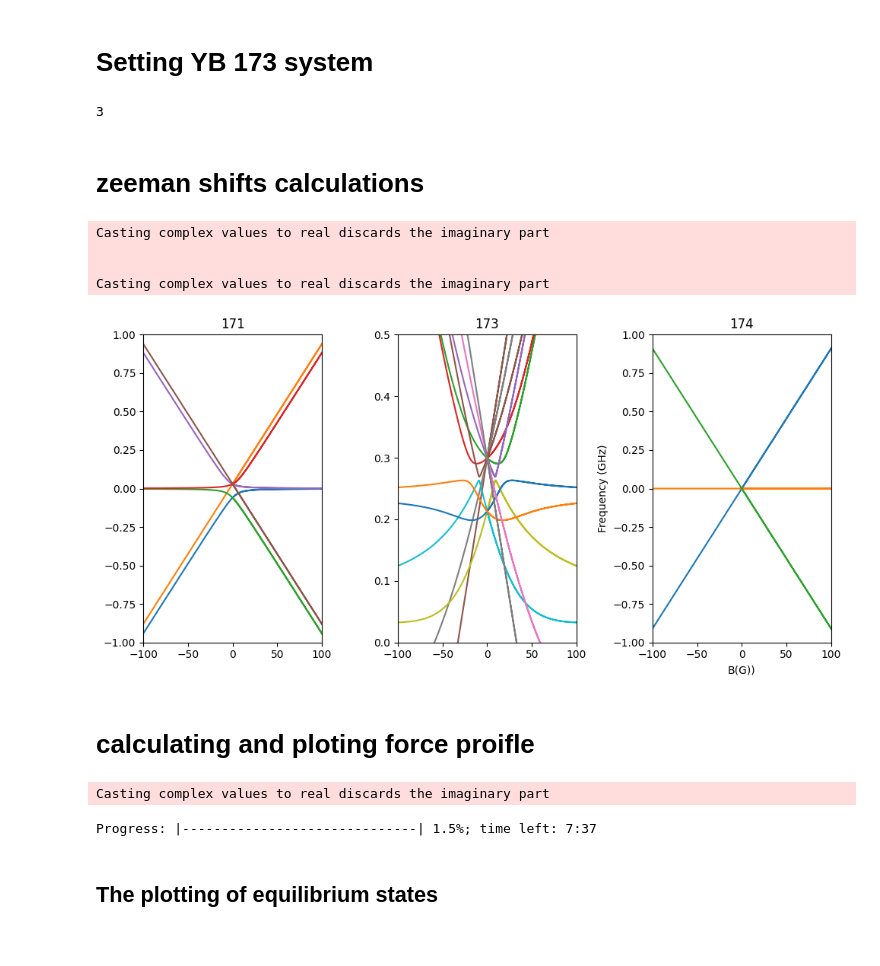
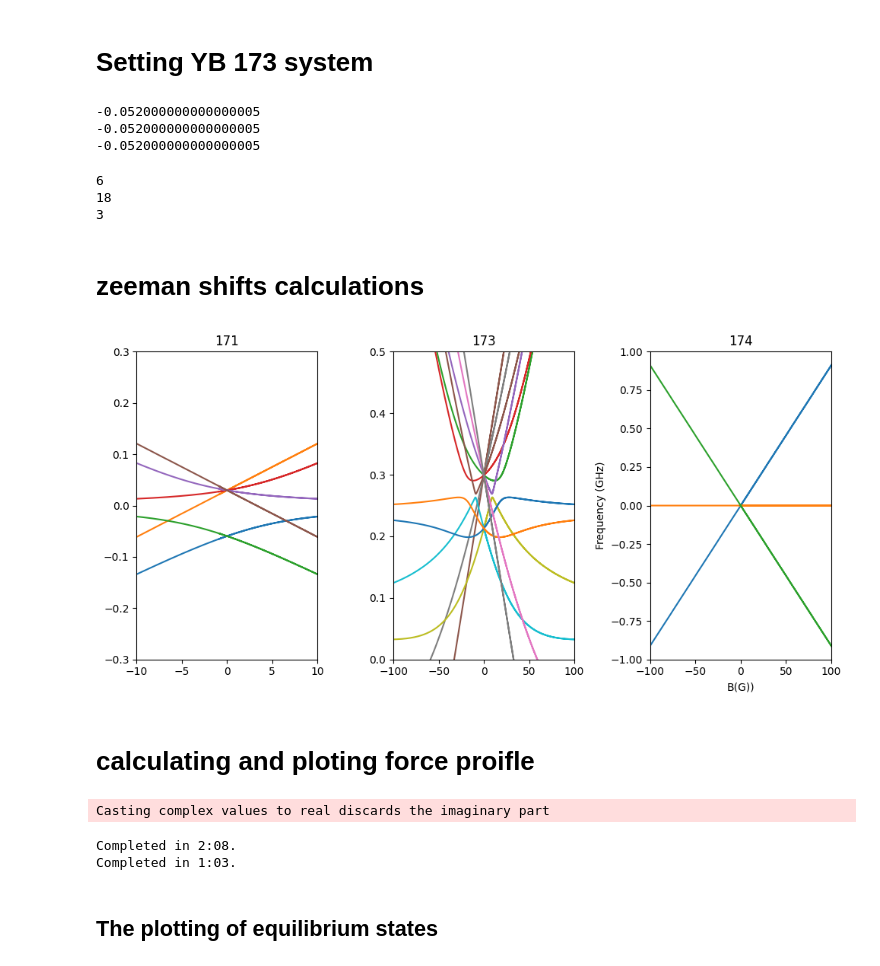
Before and after one commit to benfox4543/YB-zeeman-slower, a Jupyter notebook: zeeman slower_yb(fix after loosing good one).ipynb, the cells around one changed output. Drawn from its saved outputs; the diff is of its cells as text; code cells hidden in the pictures.

Commit message:
fixing zeeman slower

```diff
--- a/zeeman slower_yb(fix after loosing good one).ipynb
+++ b/zeeman slower_yb(fix after loosing good one).ipynb
@@ -95,10 +101,10 @@ zeeman_prof = magpy.Collection()
 j = 30
 n = 8
 
-c = 13  #angle of first bar
-d =  40#angle of second bar
-b = 0# distnace the two section of the array are apart from each other
-00#the first and second magnent are apart
+c = 15  #angle of first bar
+d =  42#angle of second bar
+b = -40# distnace the two section of the array are apart from each other
+
 
 mystyle = mstyle = dict(
     mode="color+arrow",
@@ -112,21 +118,21 @@ for i in angles:
     polarization=(-1.080,0,0),
     position=(57,0,40))
     cube2 = magpy.magnet.Cuboid(dimension= (4,4,25),
-    polarization=(-1.17,0,0),
-    position=(70,0,199+b),style_magnetization = mystyle)
+    polarization=(1.17,0,0),
+    position=(85,0,125+b),style_magnetization = mystyle)
     cube3= magpy.magnet.Cuboid(
     dimension=(6,6,128),
     polarization=(1.08,0,0),
-    position=(58,0,190+b))
+    position=(60,0,190+b))
     cube4 = magpy.magnet.Cuboid(dimension= (4,4,25),
-     polarization=(-1.17,0,0),
-     position=(55,0,-20),style_magnetization = mystyle)
+     polarization=(1.17,0,0),
+     position=(48,0,-20),style_magnetization = mystyle)
     cube5 = magpy.magnet.Cuboid(dimension= (4,4,25),
      polarization=(-1.17,0,0),
-     position=(75,0,175),style_magnetization = mystyle)
+     position=(60,0,180),style_magnetization = mystyle)
     cube6 = magpy.magnet.Cuboid(dimension= (4,4,25),
     polarization=(-1.17,0,0),
-    position=(60,0,125),style_magnetization = mystyle)
+    position=(52,0,140),style_magnetization = mystyle)
 
 #     cube5 = magpy.magnet.Cuboid(dimension= (4,4,25),
 #     polarization=(-1.17,0,0),
@@ -155,8 +161,8 @@ for i in angles:
     zeeman_prof.add(cube1)
     zeeman_prof.add(cube2)
     zeeman_prof.add(cube3)
-    zeeman_prof.add(cube4)
-    zeeman_prof.add(cube5)
+    #zeeman_prof.add(cube4)
+    #zeeman_prof.add(cube5)
     zeeman_prof.add(cube6)
     j = j+1
 
@@ -245,7 +267,7 @@ for i in y:
     r.append(np.array([0,0,i]))
 magg = []
 for i in r:
-    magg.append(mag(i,b_0L,Blab,22)[0]*1e3)
+    magg.append(mag(i,b_0L,Blab,18)[0]*1e3)
 # %%
 fig, ax = plt.subplots(1, 1, figsize=(15, 5))
 z = np.linspace(0,2*L,1000)
@@ -304,6 +330,7 @@ plt.grid()
 #g_j = 1035
 # Ahfs = 59.521*1e6/gammalab
 # Bhfs = 601.87*1e6/gammalab
+yb_is = {}
 E_e_D2 = {}
 E_g_D2 = {}
 isotopes = ['174','173','171']
@@ -341,7 +368,11 @@ for i in range(3):
     bf = lambda R: cts.value('Bohr magneton')*b_tot.getB(R*10*x0)*t0/cts.hbar
     alpha = cts.value('Bohr magneton')*(-53*1e-3)*t0/cts.hbar
     b_0 = cts.value('Bohr magneton')*(33*1e-3)*t0/cts.hbar
-    bf2 = lambda R: mag(R,b_0,alpha,16/x0)
+    bf2 = lambda R: mag(R,b_0,alpha,19/x0)
     linGrad = pylcp.magField(lambda R: bf(R))
     print(Blab)
     yb_is[isotopes[i]] = hamiltonian_D2
+# %% [output]
+-0.052000000000000005
+-0.052000000000000005
+-0.052000000000000005
@@ -371,6 +400,8 @@ for n in range(3) :
 for  i in b_s:
     b_s_units.append(i[1]/cts.value('Bohr magneton')/t0*cts.hbar)
 # %% [output]
+6
+18
 3
 # %% [markdown]
 # zeeman shifts calculations
@@ -381,47 +412,43 @@ c = 0
 for keys in ham_e:
     eig1 = {}
     mfn = 0
     for i in range(0,num[c]):
         eig1[f'{i}'] = []
     for i in range(len(b_s)):
         mfn = mfn+1
         kh = ham_e[keys][i]
         for j in range(len(kh)):
             eig1[f'{j}'].append(kh[j]*gammalab*1/1e9)
     n = 0
     for i in eig1:
         n = n+1
         if n >= 0:
             ax[c].plot(np.array(b_s_units)*1e4,eig1[f'{i}'],label = f'{i}')
             #ax[c].legend()
 
     c = c+1
 plt.xlabel('B(G))')
 plt.ylabel('Frequency (GHz)')
 ax[0].set_title('171')
 ax[1].set_title('173')
 ax[2].set_title('174')
-ax[0].set_xlim([-100,100])
+ax[0].set_xlim([-10,10])
 ax[1].set_xlim([-100,100])
 ax[2].set_xlim([-100,100])
-ax[0].set_ylim([-1,1])
+ax[0].set_ylim([-0.3,0.3])
 ax[1].set_ylim([0,0.5])
 ax[2].set_ylim([-1,1])
 
 plt.tight_layout()
 # %% [output]
-Casting complex values to real discards the imaginary part
-
-
-Casting complex values to real discards the imaginary part
-[figure, old version]
+[figure, new version]
 # %% [markdown]
 # calculating and ploting force proifle
 # %%
 #when using ideal magfield it has to be off due
 bf = lambda R: cts.value('Bohr magneton')*b_tot.getB(R*10*x0)*t0/cts.hbar
 linGrad = pylcp.magField(lambda R: bf2(R))
-bf2 = lambda R: mag(R,b_0,alpha,22/x0)
+bf2 = lambda R: mag(R,b_0,alpha,21/x0)
 det = np.linspace(-30,0,100)
 laserBeams = {}
 laserBeams['g->e'] = pylcp.laserBeams([
@@ -447,7 +474,8 @@ rateeq_zeeman.generate_force_profile(Rvec, Vvec, name='Fz', progress_bar=True)
 rateeq_zeeman_perf.generate_force_profile(Rvec, Vvec, name='Fz_perf', progress_bar=True)
 # %% [output]
 Casting complex values to real discards the imaginary part
-Progress: |------------------------------| 1.5%; time left: 7:37
+Completed in 2:08.
+Completed in 1:03.
 # %% [markdown]
 ## The plotting of equilibrium states
 # %% [markdown]
```
Also changed, not shown: parts of 33 cells of this notebook.
